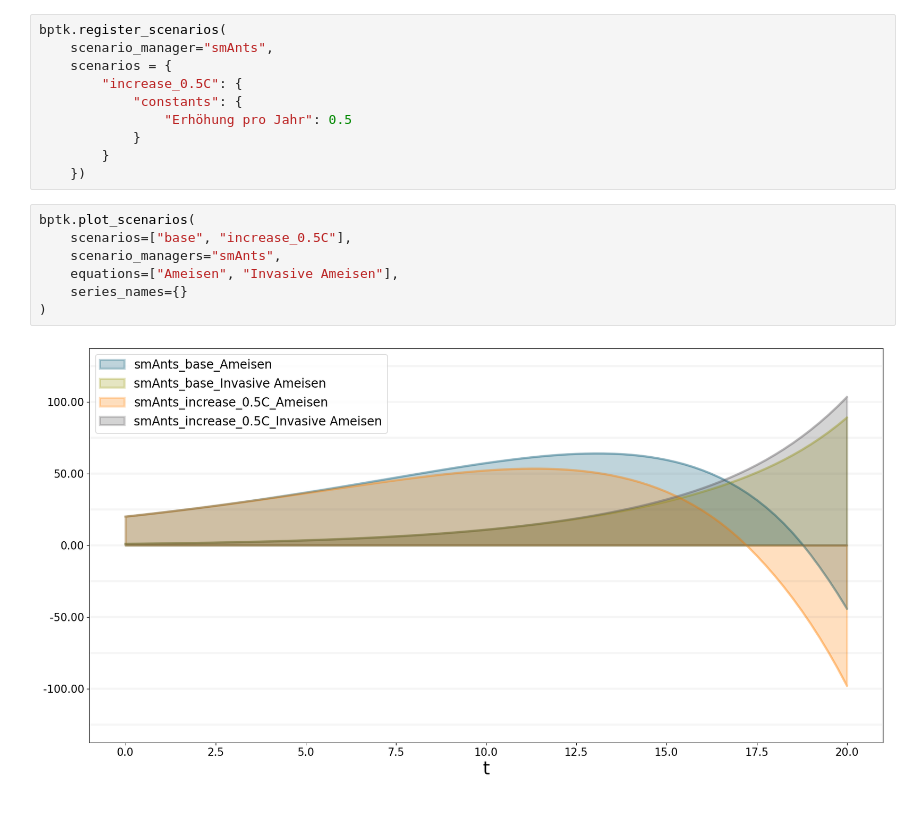
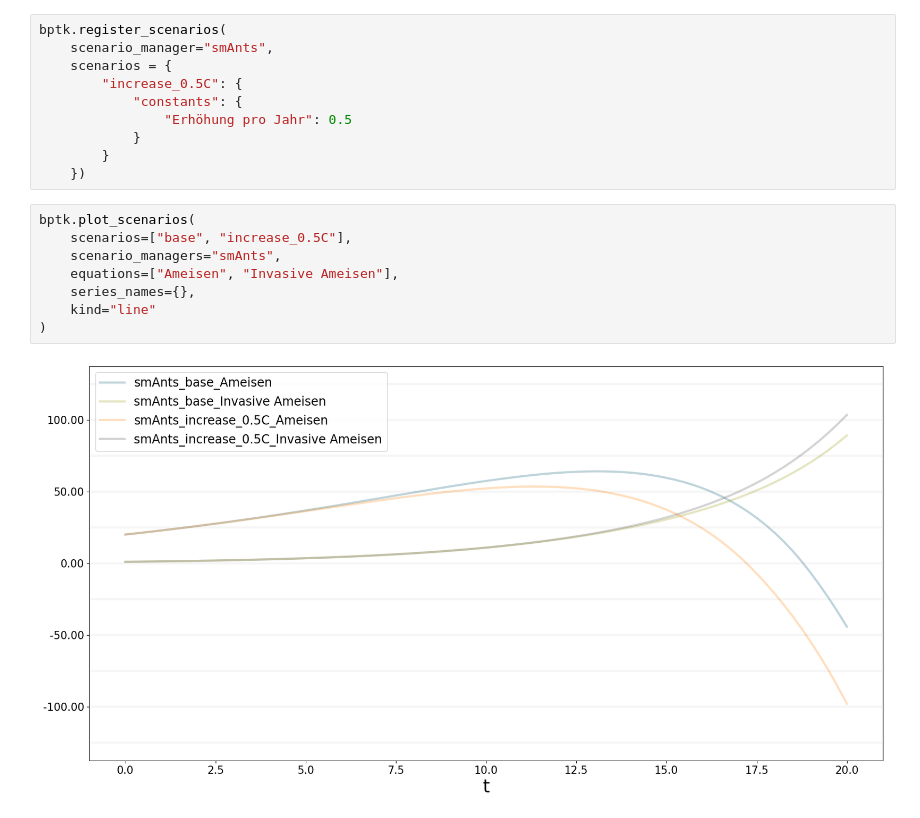
Before and after one commit to c4-hash/mss_ameisen, a Jupyter notebook: Ameisen_SD_BPTK.ipynb, the cells around one changed output. Saved outputs shown, nothing was run; the diff lists cells and outputs as text.

```diff
--- a/Ameisen_SD_BPTK.ipynb
+++ b/Ameisen_SD_BPTK.ipynb
@@ -145,9 +145,10 @@ bptk.register_scenarios(
 # %%
 bptk.plot_scenarios(
     scenarios=["base", "increase_0.5C"],
     scenario_managers="smAnts",
     equations=["Ameisen", "Invasive Ameisen"],
-    series_names={}
+    series_names={},
+    kind="line"
 )
 # %% [output]
-[figure, old version]
+[figure, new version]
```
Also changed, not shown: parts of 2 cells of this notebook.
